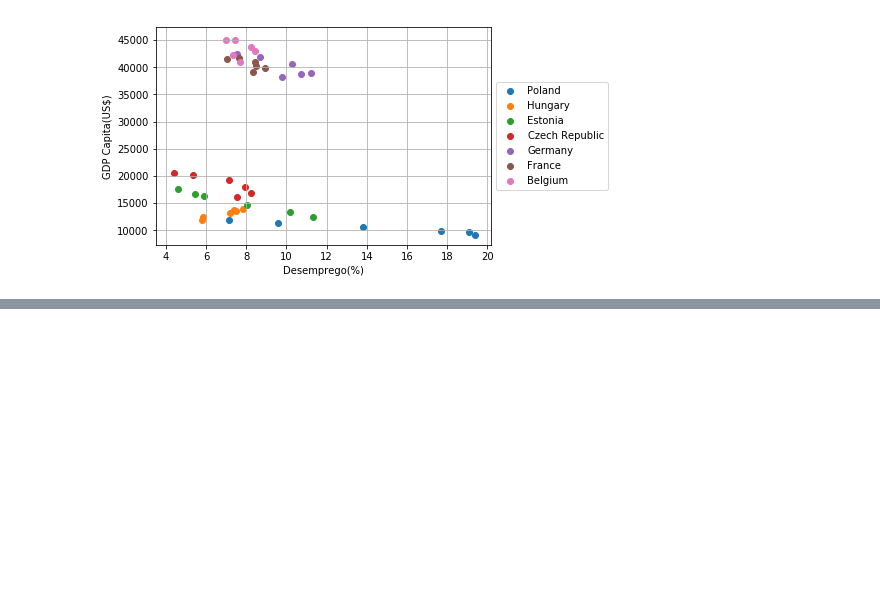
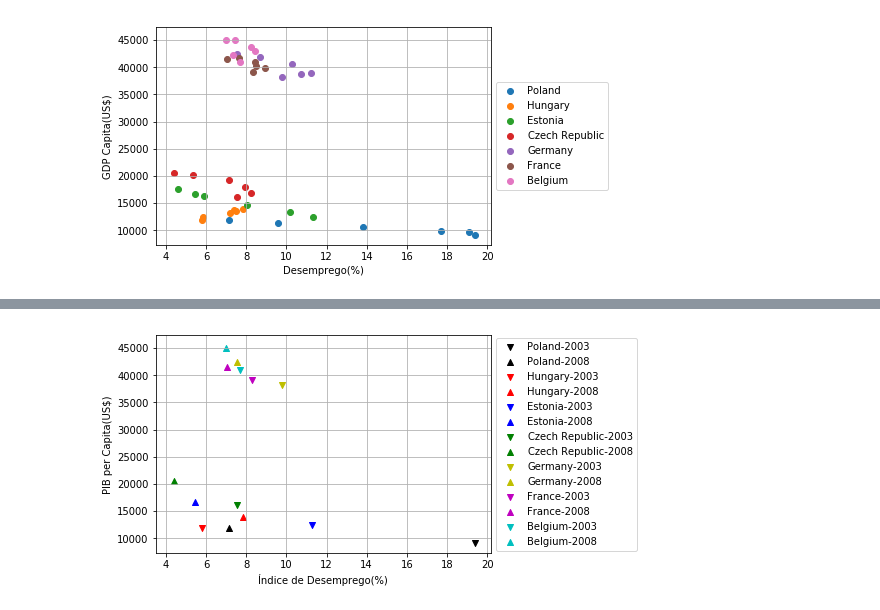
Before and after one commit to Gabrielpfm/Ciencia-dos-Dados, a Jupyter notebook: Projeto1/Gabriel_Moreira_Sujo_2B.ipynb, the cells around one changed output, grey strips where cells are left out. Cells and saved outputs as stored; diff of their text form; code cells hidden in the pictures; blank space fills up the shorter version.

```diff
--- a/Projeto1/Gabriel_Moreira_2B.ipynb
+++ b/Projeto1/Gabriel_Moreira_Sujo_2B.ipynb
@@ -281,9 +274,0 @@ data_2007
-# %%
-ax = plt.subplot(111)
-for pais in data_2007.index:
-    plt.scatter(x=data_2007.loc[pais,"2007_desemp"],y=data_2007.loc[pais,"2007_gdp"],label=pais)
-    plt.legend()
-    plt.grid(True)
-    plt.xlabel("Índice de Desemprego(%)")
-    plt.ylabel("PIB per Capita(US$)")
-ax.legend(loc='center left', bbox_to_anchor=(1, 0.5))
@@ -292,0 +286,31 @@ ax.legend(loc='center left', bbox_to_anchor=(1, 0.5))
+# %%
+cores = ["k","r","b","g","y","m","c"]
+i=0
+j=0
+markers =['v', '^']
+
+for pais in gdp_analise.index:
+    cor = cores[i]
+    for x in [2003,2008]:
+        if x == 2003:
+            simbolo=markers[0]
+        else:
+            simbolo=markers[1]
+        desemp_ = desemp_europe.loc[[pais],[x]]
+        gdp_ = gdp_europe.loc[[pais],[x]]
+        join1 = desemp_.join(gdp_,how="inner",lsuffix="_desemp",rsuffix="_gdp")
+
+        join2 = join1.join(regiao_idx,how="inner")
+
+        ax = plt.subplot(111)
+
+        plt.scatter(x=join2.loc[pais,"{0}_desemp".format(x)],y=join2.loc[pais,"{0}_gdp".format(x)],marker=simbolo,label="{0}-{1}".format(pais,x),color="{0}".format(cor))
+        plt.legend()
+        plt.grid(True)
+        plt.xlabel("Índice de Desemprego(%)")
+        plt.ylabel("PIB per Capita(US$)")
+        ax.legend(loc='center left', bbox_to_anchor=(1, 0.5))
+
+    i+=1
+# %% [output]
+[figure, added]
```
Also changed, not shown: parts of 14 cells of this notebook, 1 other file.
